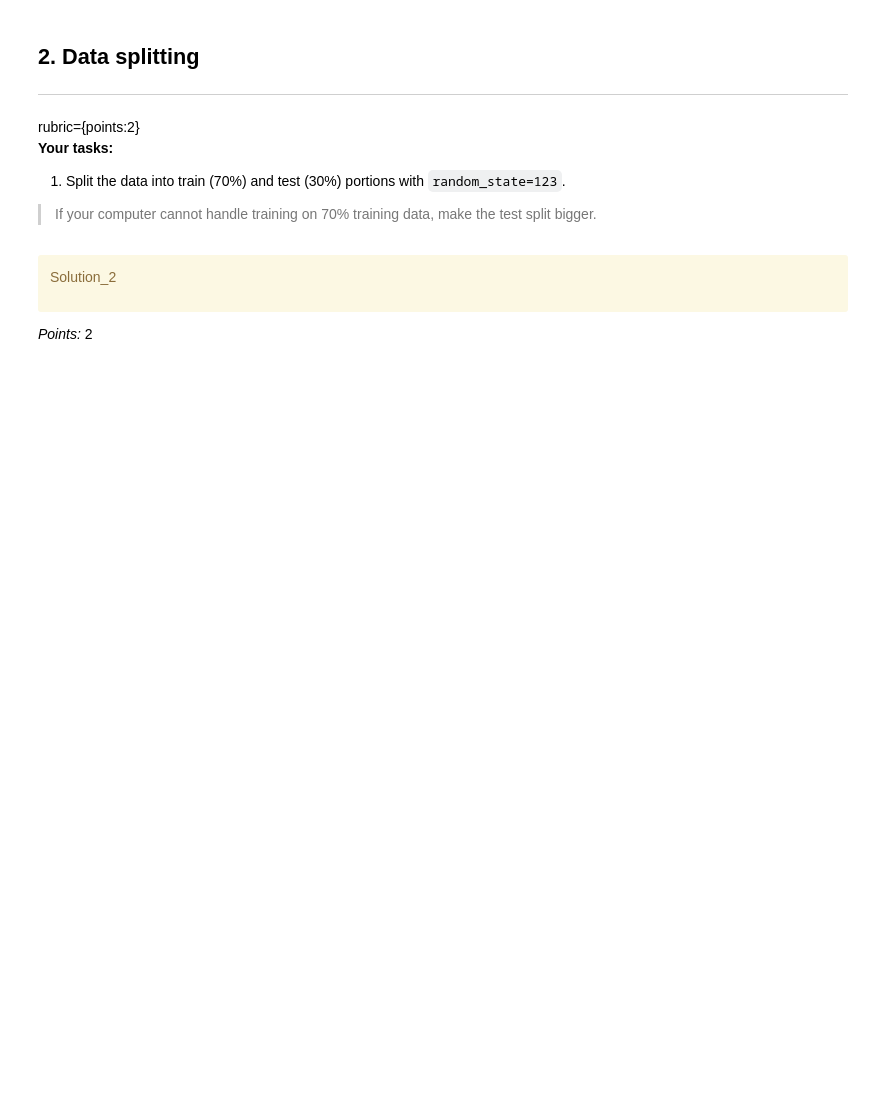
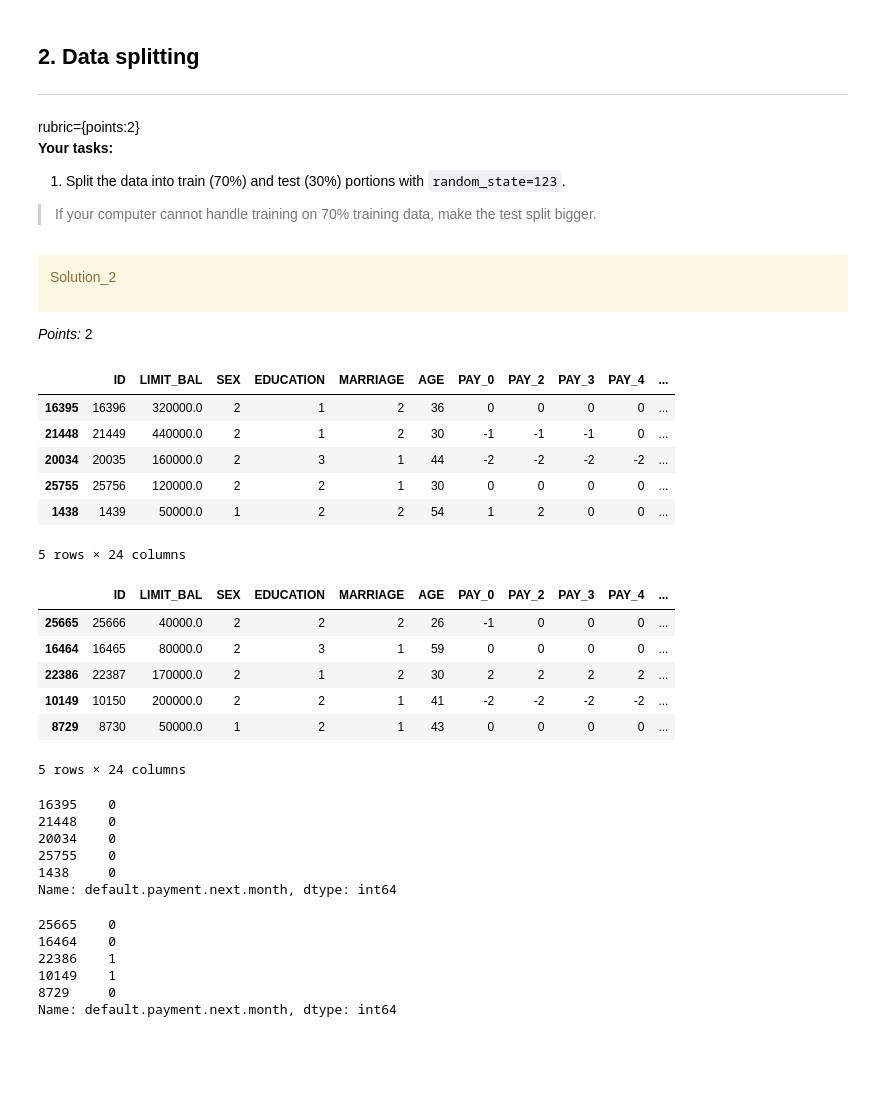
Before and after one commit to LaoAronn/CC-Default-Classification, a Jupyter notebook: hw5.ipynb, the cells around one changed output. Cells and saved outputs as stored; diff of their text form; code cells hidden in the pictures; blank space fills up the shorter version.

```diff
--- a/hw5.ipynb
+++ b/hw5.ipynb
@@ -175,8 +177,39 @@ _Points:_ 2
 # %%
 X = cc_data.drop(columns=['default.payment.next.month'])
 y = cc_data['default.payment.next.month']
 
-trainX, testX, trainY, testY = train_test_split(X, y, test_size=0.3, random_state=76)
+trainX, testX, trainY, testY = train_test_split(X, y, test_size=0.3, random_state=123)
+display(trainX.head())
+display(testX.head())
+display(trainY.head())
+display(testY.head())
+# %% [output]
+|  | ID | LIMIT_BAL | SEX | EDUCATION | MARRIAGE | AGE | PAY_0 | PAY_2 | PAY_3 | PAY_4 | ... |
+| 16395 | 16396 | 320000.0 | 2 | 1 | 2 | 36 | 0 | 0 | 0 | 0 | ... |
+| 21448 | 21449 | 440000.0 | 2 | 1 | 2 | 30 | -1 | -1 | -1 | 0 | ... |
+| 20034 | 20035 | 160000.0 | 2 | 3 | 1 | 44 | -2 | -2 | -2 | -2 | ... |
+| 25755 | 25756 | 120000.0 | 2 | 2 | 1 | 30 | 0 | 0 | 0 | 0 | ... |
+| 1438 | 1439 | 50000.0 | 1 | 2 | 2 | 54 | 1 | 2 | 0 | 0 | ... |
+5 rows × 24 columns
+|  | ID | LIMIT_BAL | SEX | EDUCATION | MARRIAGE | AGE | PAY_0 | PAY_2 | PAY_3 | PAY_4 | ... |
+| 25665 | 25666 | 40000.0 | 2 | 2 | 2 | 26 | -1 | 0 | 0 | 0 | ... |
+| 16464 | 16465 | 80000.0 | 2 | 3 | 1 | 59 | 0 | 0 | 0 | 0 | ... |
+| 22386 | 22387 | 170000.0 | 2 | 1 | 2 | 30 | 2 | 2 | 2 | 2 | ... |
+| 10149 | 10150 | 200000.0 | 2 | 2 | 1 | 41 | -2 | -2 | -2 | -2 | ... |
+| 8729 | 8730 | 50000.0 | 1 | 2 | 1 | 43 | 0 | 0 | 0 | 0 | ... |
+5 rows × 24 columns
+16395    0
+21448    0
+20034    0
+25755    0
+1438     0
+Name: default.payment.next.month, dtype: int64
+25665    0
+16464    0
+22386    1
+10149    1
+8729     0
+Name: default.payment.next.month, dtype: int64
 # %% [markdown]
 <!-- END QUESTION -->
 
```
Also changed, not shown: parts of 23 cells of this notebook.
